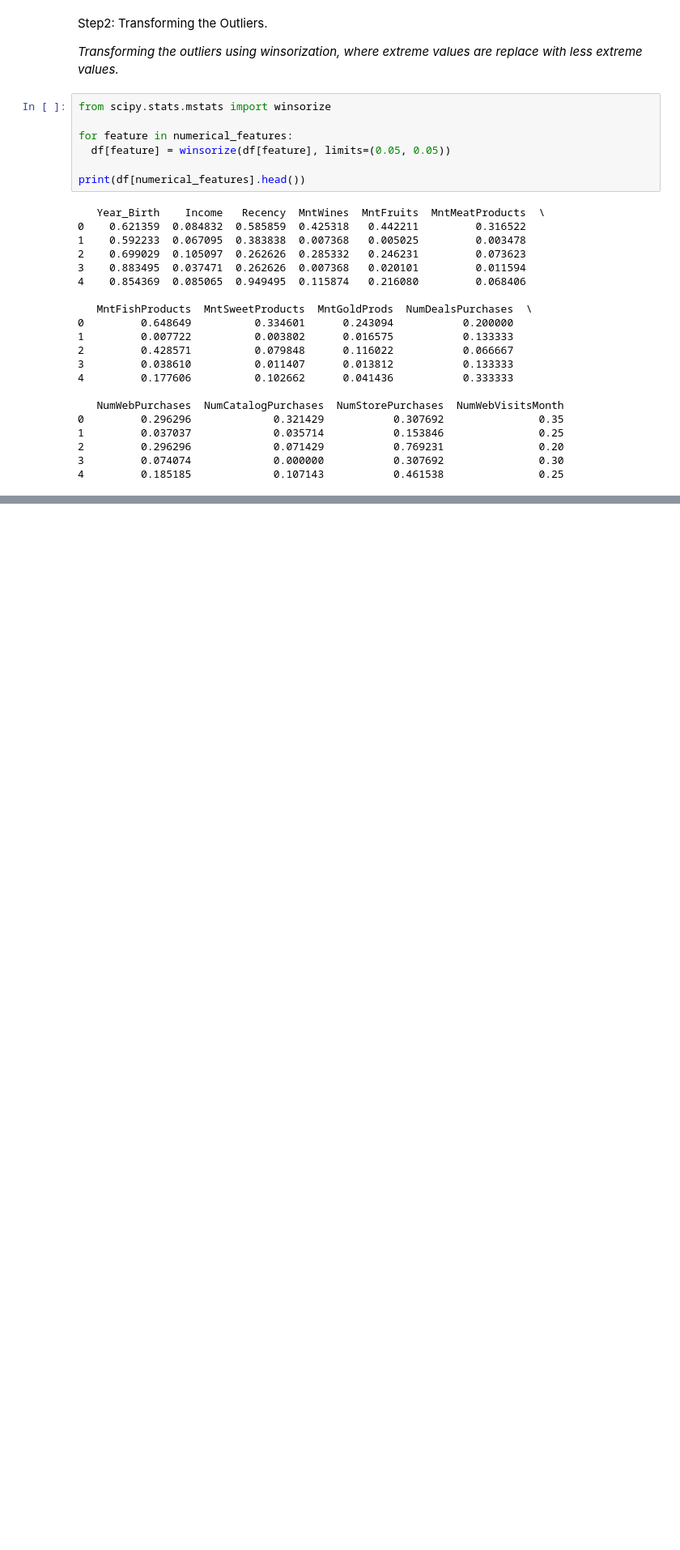
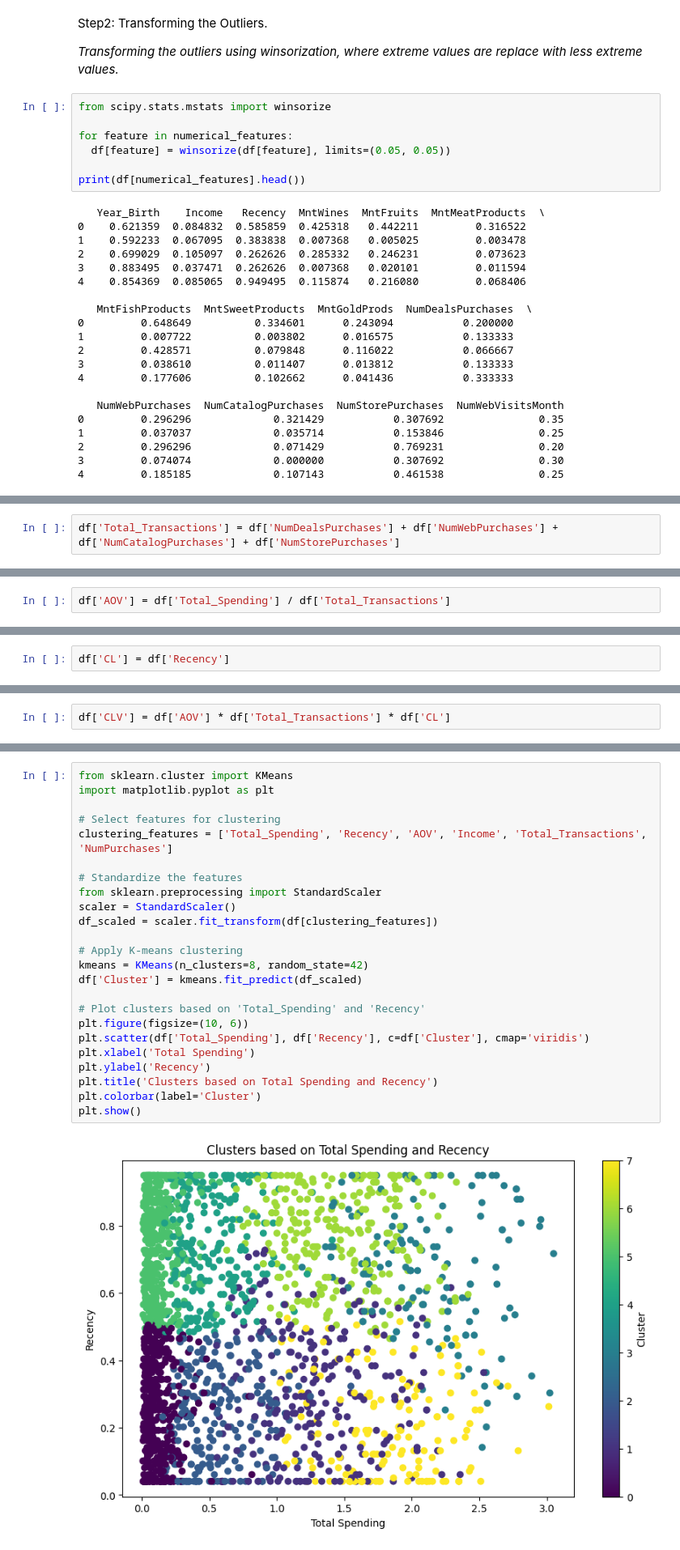
Before and after one commit to shubhamgyd/Customer_Segmentation, a Jupyter notebook: customer_segmentation.ipynb, the cells around one changed output, grey strips where cells are left out. Shown: that part at 81% size. Saved outputs shown, nothing was run; the diff lists cells and outputs as text; blank space fills up the shorter version.

```diff
--- a/customer_segmentation.ipynb
+++ b/customer_segmentation.ipynb
@@ -215,0 +279,2 @@ print(df[numerical_features].head())
+# %%
+df['Total_Transactions'] = df['NumDealsPurchases'] + df['NumWebPurchases'] + df['NumCatalogPurchases'] + df['NumStorePurchases']
@@ -215,0 +283,2 @@ print(df[numerical_features].head())
+# %%
+df['AOV'] = df['Total_Spending'] / df['Total_Transactions']
@@ -215,0 +287,2 @@ print(df[numerical_features].head())
+# %%
+df['CL'] = df['Recency']
@@ -215,0 +291,2 @@ print(df[numerical_features].head())
+# %%
+df['CLV'] = df['AOV'] * df['Total_Transactions'] * df['CL']
@@ -215,0 +367,26 @@ print(df[numerical_features].head())
+# %%
+from sklearn.cluster import KMeans
+import matplotlib.pyplot as plt
+
+# Select features for clustering
+clustering_features = ['Total_Spending', 'Recency', 'AOV', 'Income', 'Total_Transactions', 'NumPurchases']
+
+# Standardize the features
+from sklearn.preprocessing import StandardScaler
+scaler = StandardScaler()
+df_scaled = scaler.fit_transform(df[clustering_features])
+
+# Apply K-means clustering
+kmeans = KMeans(n_clusters=8, random_state=42)
+df['Cluster'] = kmeans.fit_predict(df_scaled)
+
+# Plot clusters based on 'Total_Spending' and 'Recency'
+plt.figure(figsize=(10, 6))
+plt.scatter(df['Total_Spending'], df['Recency'], c=df['Cluster'], cmap='viridis')
+plt.xlabel('Total Spending')
+plt.ylabel('Recency')
+plt.title('Clusters based on Total Spending and Recency')
+plt.colorbar(label='Cluster')
+plt.show()
+# %% [output]
+[figure, added]
```
Also changed, not shown: parts of 19 cells of this notebook.
